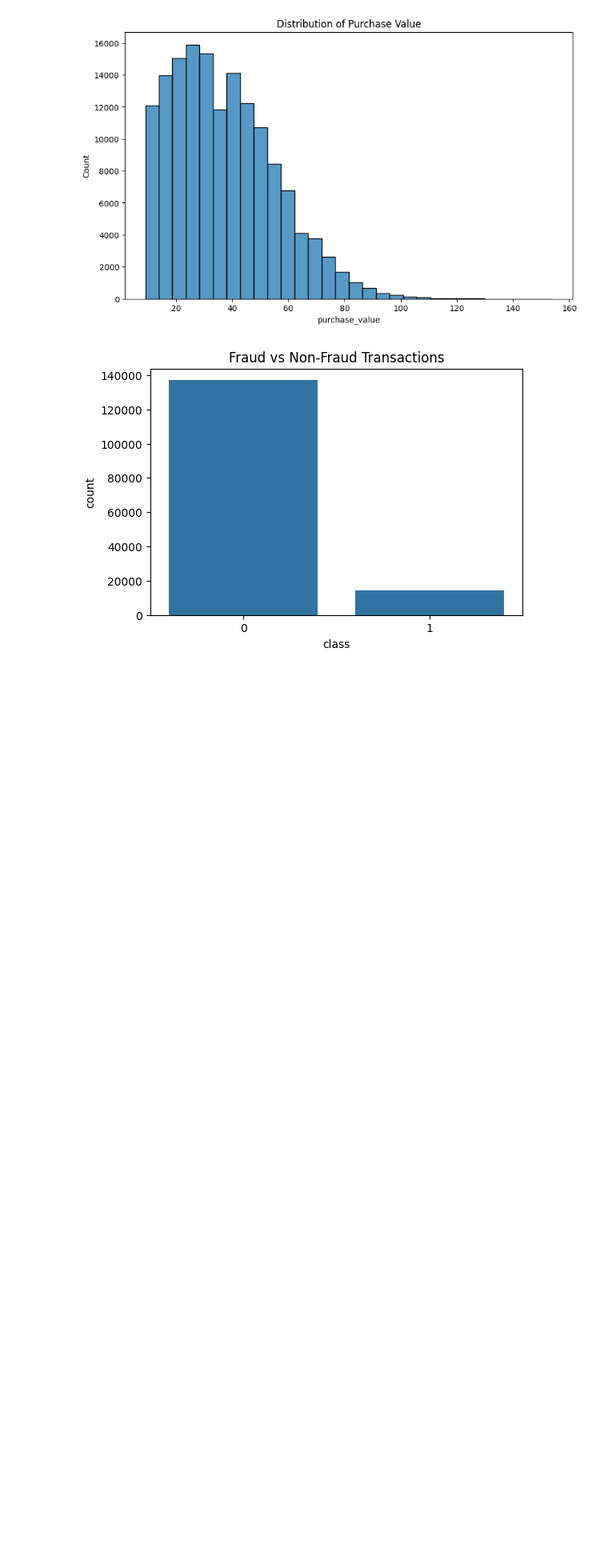
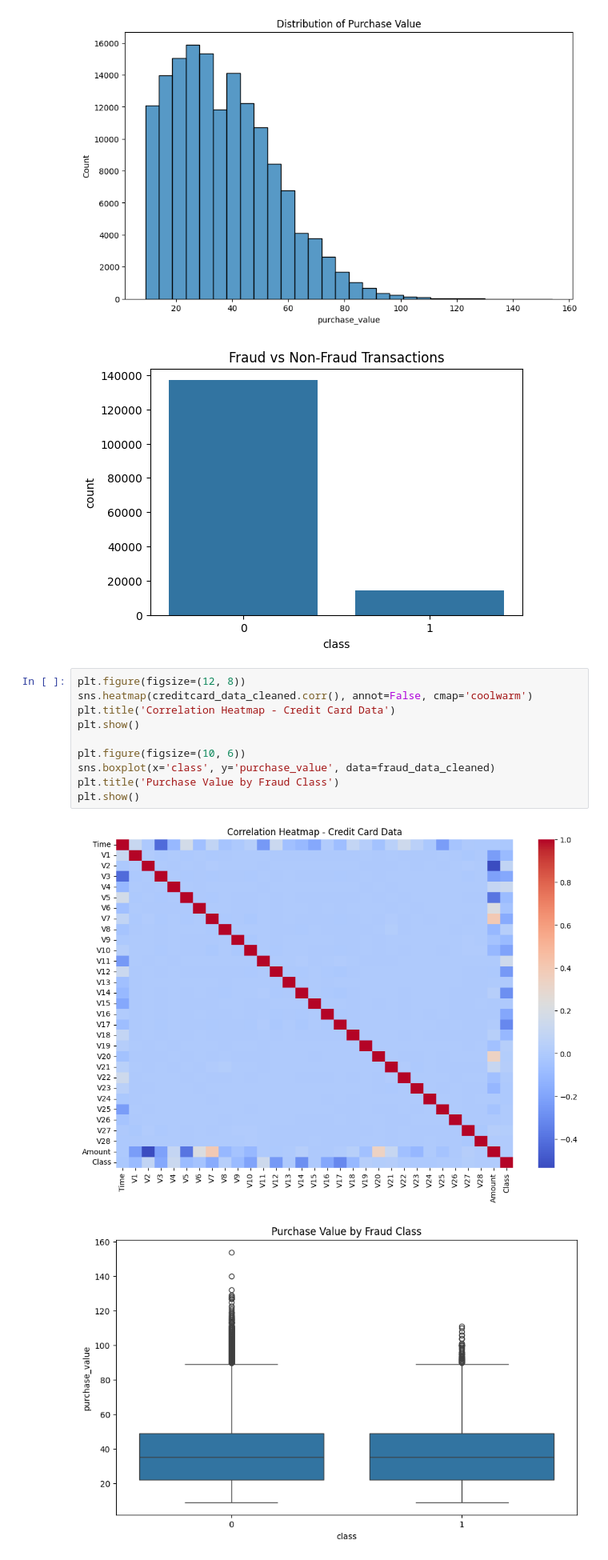
Before and after one commit to Wbam/Week-8, a Jupyter notebook: notebooks/data_preprocessing.ipynb, the cells around one changed output. Shown at 80% size. Drawn from its saved outputs; the diff is of its cells as text; blank space fills up the shorter version.

Commit message:
working on Correlation heatmap for numerical features in credit card data and Purchase value vs fraud

```diff
--- a/notebooks/data_preprocessing.ipynb
+++ b/notebooks/data_preprocessing.ipynb
@@ -101,3 +101,16 @@ plt.show()
 # %% [output]
 [figure]
 [figure]
+# %%
+plt.figure(figsize=(12, 8))
+sns.heatmap(creditcard_data_cleaned.corr(), annot=False, cmap='coolwarm')
+plt.title('Correlation Heatmap - Credit Card Data')
+plt.show()
+
+plt.figure(figsize=(10, 6))
+sns.boxplot(x='class', y='purchase_value', data=fraud_data_cleaned)
+plt.title('Purchase Value by Fraud Class')
+plt.show()
+# %% [output]
+[figure, added]
+[figure, added]
```
